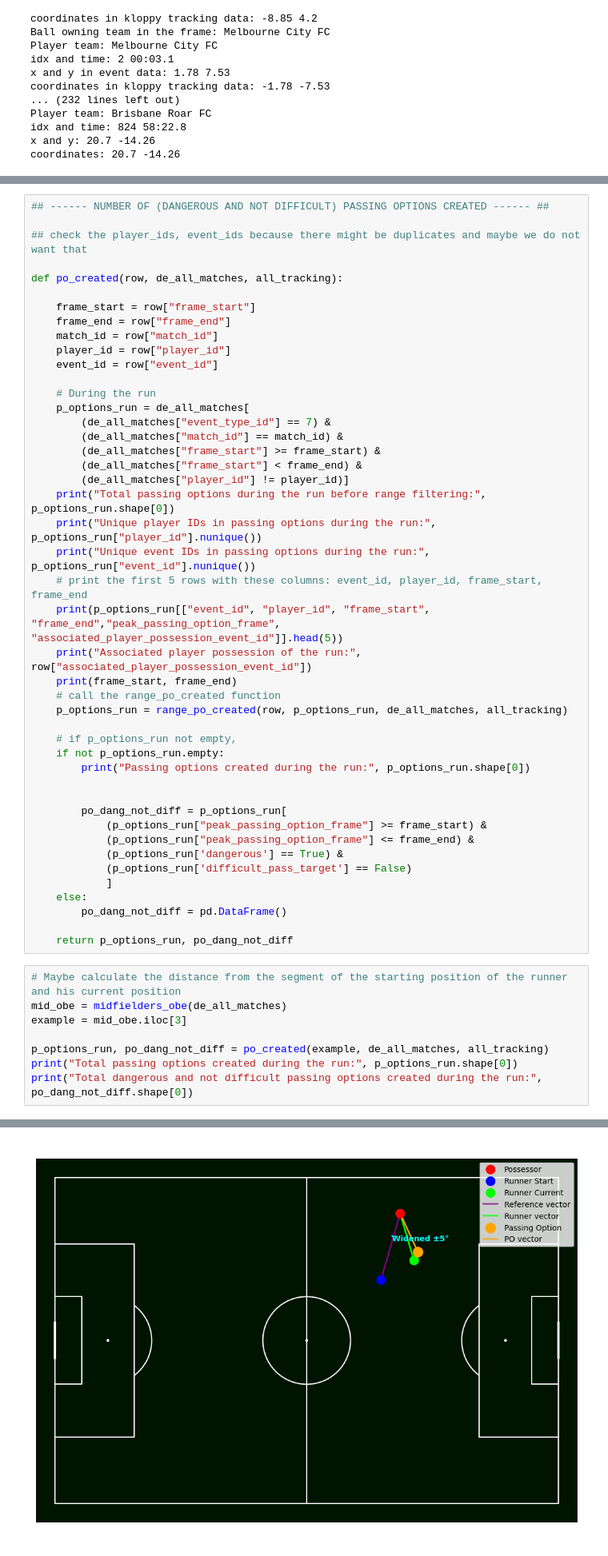
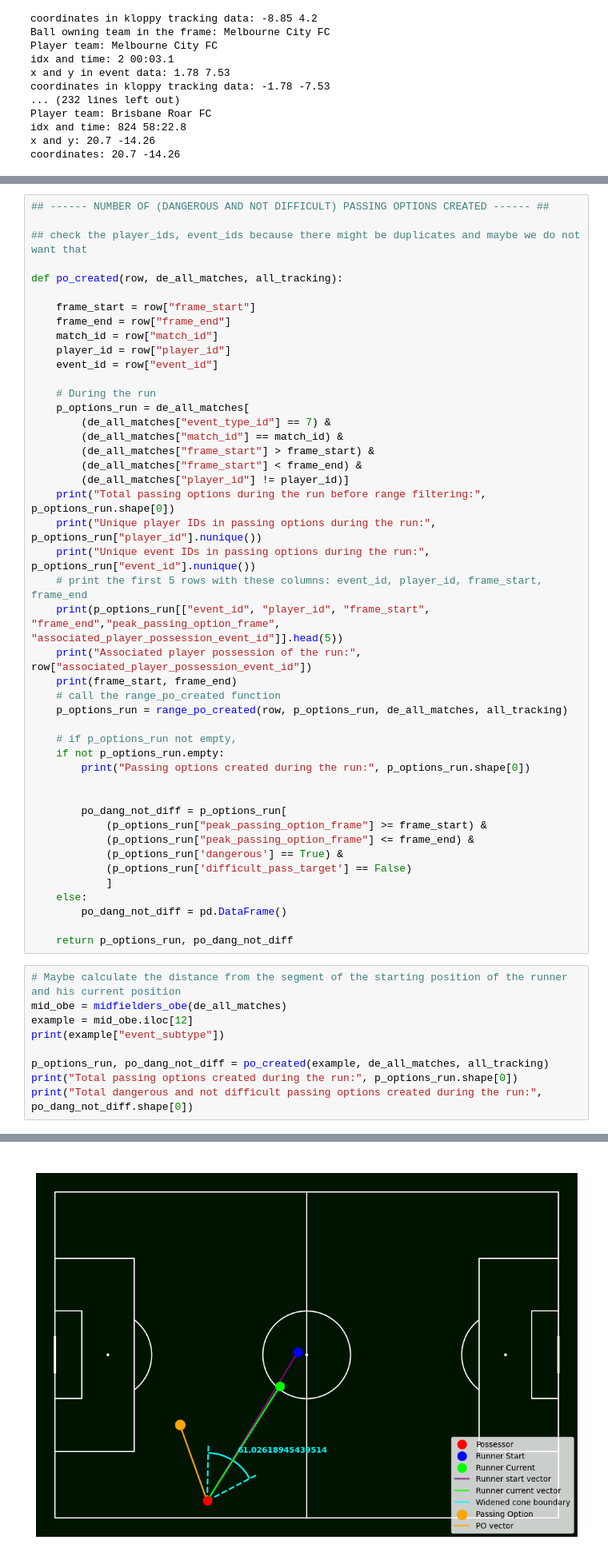
Before and after one commit to GabrielGausachs/analytics_cup_research, a Jupyter notebook: src/Utils/passing_options.ipynb, the cells around one changed output, grey strips where cells are left out. Shown at 80% size. Saved outputs shown, nothing was run; the diff lists cells and outputs as text.

```diff
--- a/src/Utils/passing_options.ipynb
+++ b/src/Utils/passing_options.ipynb
@@ -573,7 +670,7 @@ def po_created(row, de_all_matches, all_tracking):
     p_options_run = de_all_matches[
         (de_all_matches["event_type_id"] == 7) &
         (de_all_matches["match_id"] == match_id) &
-        (de_all_matches["frame_start"] >= frame_start) &
+        (de_all_matches["frame_start"] > frame_start) &
         (de_all_matches["frame_start"] < frame_end) &
         (de_all_matches["player_id"] != player_id)]
     print("Total passing options during the run before range filtering:", p_options_run.shape[0])
@@ -604,7 +701,8 @@ def po_created(row, de_all_matches, all_tracking):
 # %%
 # Maybe calculate the distance from the segment of the starting position of the runner and his current position
 mid_obe = midfielders_obe(de_all_matches)
-example = mid_obe.iloc[3]
+example = mid_obe.iloc[12]
+print(example["event_subtype"])
 
 p_options_run, po_dang_not_diff = po_created(example, de_all_matches, all_tracking)
 print("Total passing options created during the run:", p_options_run.shape[0])
@@ -635 +735 @@ close enough: True
-[figure, old version]
+[figure, new version]
```
Also changed, not shown: parts of 5 cells of this notebook.
